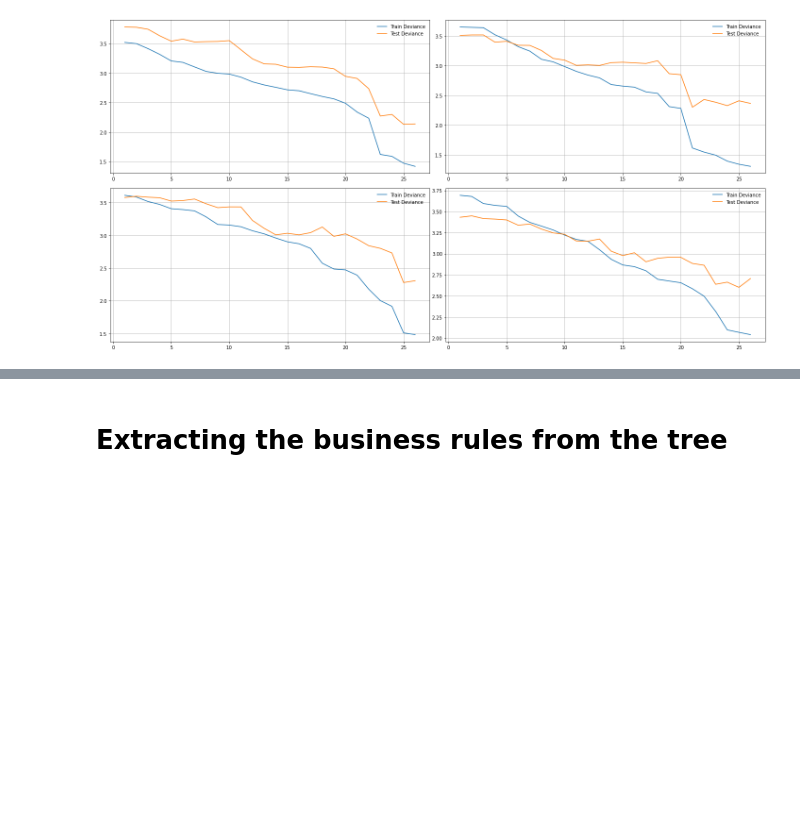
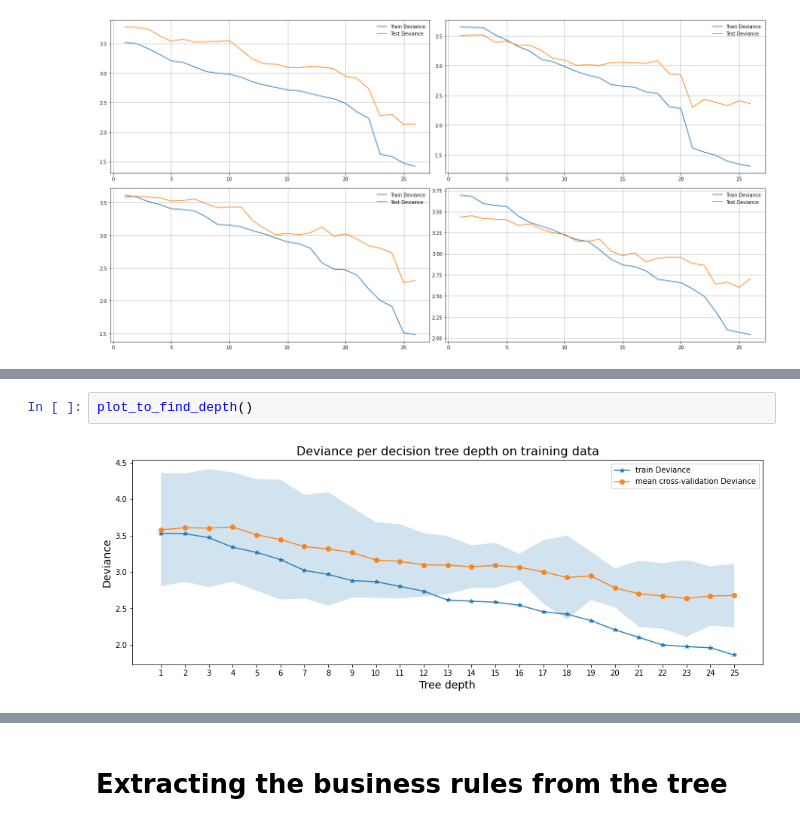
Before and after one commit to rajivsam/cmi_count_data_modeling, a Jupyter notebook: notebooks/retail_DecesionTreeRegressor.ipynb, the cells around one changed output, grey strips where cells are left out. Cells and saved outputs as stored; diff of their text form; blank space fills up the shorter version.

```diff
--- a/notebooks/retail_DecesionTreeRegressor.ipynb
+++ b/notebooks/retail_DecesionTreeRegressor.ipynb
@@ -188,0 +249,4 @@ For the first plot, both the lines are maintaining almost similar distance throu
+# %%
+plot_to_find_depth()
+# %% [output]
+[figure, added]
```
Also changed, not shown: parts of 25 cells of this notebook.
